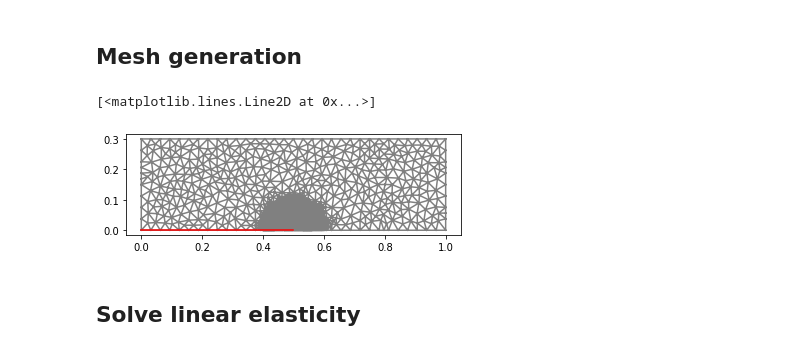
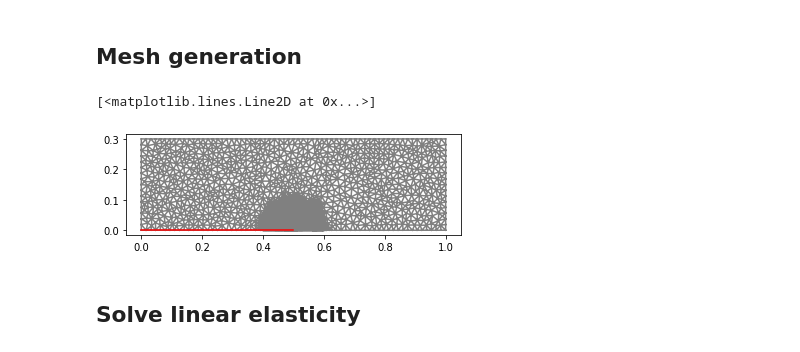
Before and after one commit to msolides-2022/fracture, a Jupyter notebook: 01-DCB/Crack.ipynb, the cells around one changed output. Drawn from its saved outputs; the diff is of its cells as text; code cells hidden in the pictures.

```diff
--- a/01-DCB/Crack.ipynb
+++ b/01-DCB/Crack.ipynb
@@ -41,35 +41,35 @@ def generate_mesh(Lc=0.5,n_div=20,n_ref=4,R_ref=0.1,Lx=1.0,H1=0.3,H2=0.3):
         - n_ref : number of refinements around the crack
         - r_ref : Radius for refinement around the crack
         - Lx : Length
         - H1 : Left side
         - H2 : Rigth side
     """
     p0 = dolfin.Point(0,0)
     pc = dolfin.Point(Lc,0)
     p1 = dolfin.Point(Lx,0)
     p2 = dolfin.Point(Lx,H2)
     p3 = dolfin.Point(0,H1)
     geom = mshr.Polygon([p0,pc,p1,p2,p3])
     mesh = mshr.generate_mesh(geom,n_div)
 
     for i in range(n_ref):
         cell_markers = dolfin.MeshFunction("bool", mesh, mesh.topology().dim())
         cell_markers.set_all(False)
         for cell in dolfin.cells(mesh):
             if cell.midpoint().distance(pc) < R_ref :
                 cell_markers[cell] = True
         mesh = dolfin.refine(mesh, cell_markers)
 
     return mesh
 
 Lc = 0.5
 Lx = 1.
-mesh = generate_mesh(Lc=0.5,n_div=20,n_ref=5,R_ref=0.1,Lx=Lx,H1=0.3,H2=0.3)
+mesh = generate_mesh(Lc=0.5,n_div=30,n_ref=5,R_ref=0.1,Lx=Lx,H1=0.3,H2=0.3)
 dolfin.plot(mesh)
 plt.plot([0,Lc],[0,0],"-r")
 # %% [output]
 [<matplotlib.lines.Line2D at 0x...>]
-[figure, old version]
+[figure, new version]
 # %% [markdown]
 ## Solve linear elasticity
 # %%
```
Also changed, not shown: parts of 10 cells of this notebook.
